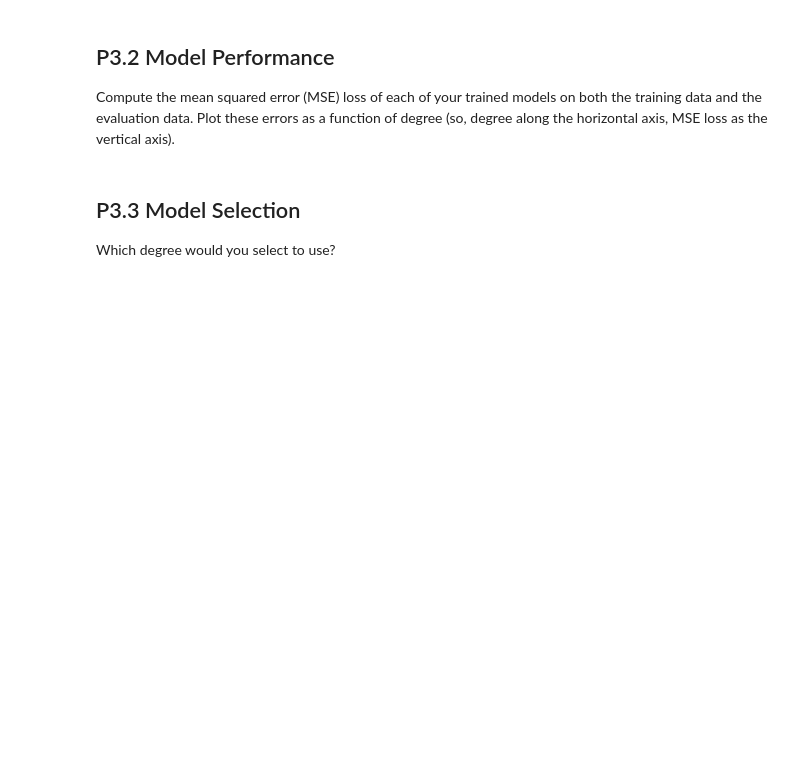
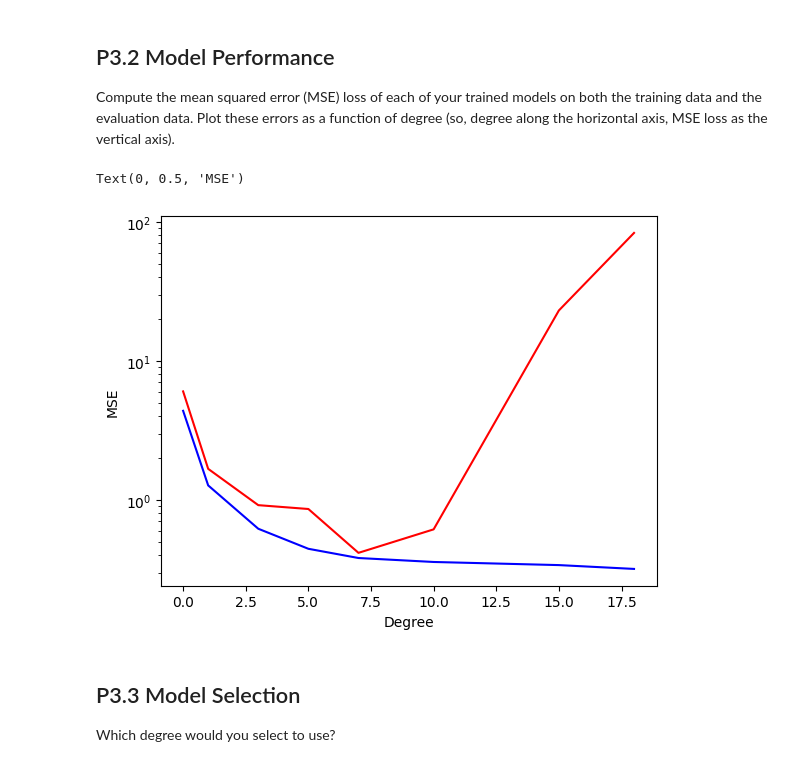
Before and after one commit to SarahAsad23/MachineLearning, a Jupyter notebook: HW2/cs273-hw2.ipynb, the cells around one changed output. Cells and saved outputs as stored; diff of their text form; code cells hidden in the pictures; blank space fills up the shorter version.

```diff
--- a/HW2/cs273-hw2.ipynb
+++ b/HW2/cs273-hw2.ipynb
@@ -324,16 +322,48 @@ for i,degree in enumerate(degrees):
 # %% [markdown]
 ## P3.2 Model Performance
 Compute the mean squared error (MSE) loss of each of your trained models on both the training data and the evaluation data.  Plot these errors as a function of degree (so, degree along the horizontal axis, MSE loss as the vertical axis).
-# %%
-mse_train = [0]*len(degrees)
-mse_test = [0]*len(degrees)
-
-for i,degree in enumerate(degrees):
-    # Recompute the degree-d poly transform if you didn't save it!
-    mse_train[i] = ...
-    mse_test[i] = ...
-
-plt.semilogy( ... )  # plot mse_train and mse_test as a function of the degree
+# %%
+mse_train = [0]*len(degrees)
+mse_test = [0]*len(degrees)
+
+for i,degree in enumerate(degrees):
+    # Recompute the degree-d poly transform if you didn't save it!
+
+    # Create a polynomial feature expansion of degree d
+
+    # *** Get error include_bias to False would result in an empty
+    # *** output array so setting it to true
+    phi = PolynomialFeatures(degree=degree, include_bias=True).fit(Xt)
+    Xt2 = phi.transform(Xt) # train
+    Xe2 = phi.transform(Xe) # eval
+
+    # Use StandardScaler to rescale the transformed data
+    scale = StandardScaler() # find the desired transformation
+    # & apply it to the training data
+    X_transformed_train = scale.fit_transform(Xt2)
+    X_transformed_eval = scale.transform(Xe2)
+
+    # Fit your linear regression using training data
+    model = LinearRegression().fit(X_transformed_train, Yt)
+
+    # Predict for train data
+    y_pred_train = model.predict(X_transformed_train)
+
+    # predict for eval data
+    y_pred_eval = model.predict(X_transformed_eval)
+
+    # calculate MSE
+    mse_train[i] = np.square(np.subtract(Yt, y_pred_train)).mean()
+    mse_test[i] = np.square(np.subtract(Ye, y_pred_eval)).mean()
+
+# plot mse_train and mse_test as a function of the degree
+plt.semilogy(degrees, mse_train, color='blue')
+plt.semilogy(degrees, mse_test, color='red')
+plt.xlabel('Degree')
+plt.ylabel("MSE")
+# %% [output]
+Text(0, 0.5, 'MSE')
+[figure, added]
 # %% [markdown]
 ## P3.3 Model Selection
 Which degree would you select to use?
```
Also changed, not shown: parts of 1 cell of this notebook.
